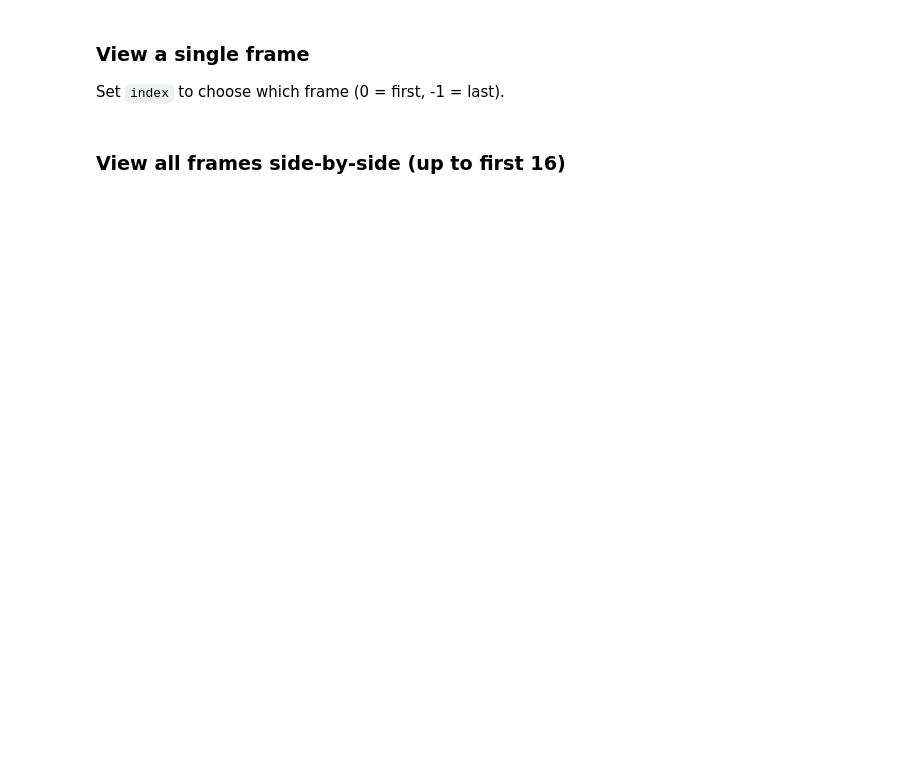
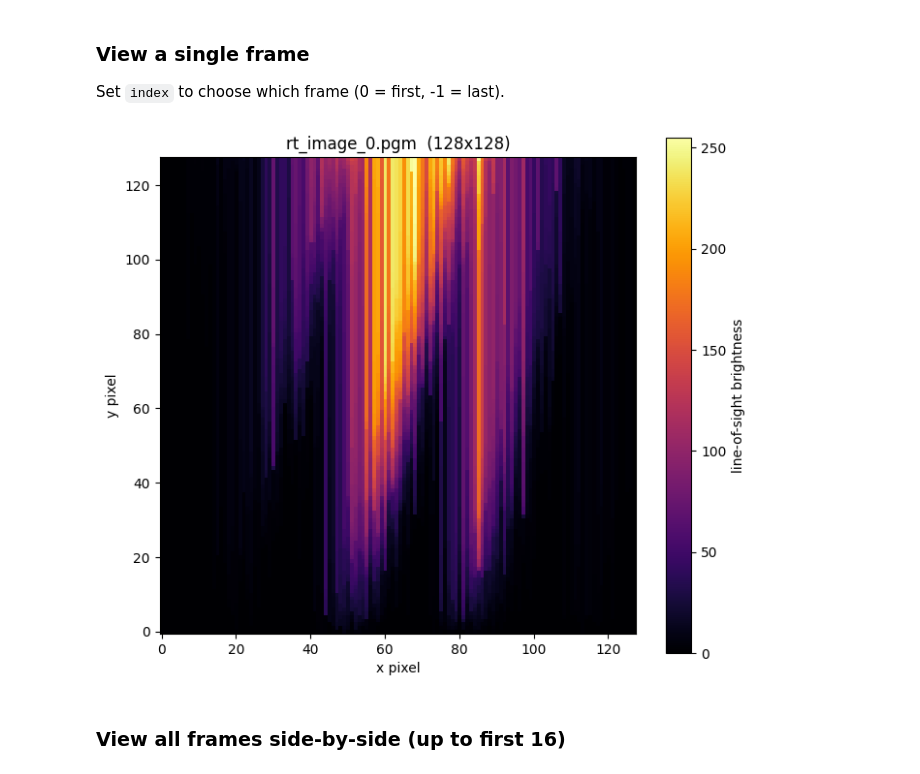
Before and after one commit to Aaron-Barrios/Aperture4, a Jupyter notebook: problems/ray_tracing/view_pgm.ipynb, the cells around one changed output. Saved outputs shown, nothing was run; the diff lists cells and outputs as text; code cells hidden in the pictures; blank space fills up the shorter version.

```diff
--- a/problems/ray_tracing/view_pgm.ipynb
+++ b/problems/ray_tracing/view_pgm.ipynb
@@ -44,11 +105,20 @@ def show_image(ax, filepath, title=None, cmap="inferno"):
 # %%
-# --- Adjust these ---
-data_dir = "Data"             # or "." if PGM files are in cwd
-pattern = "rt_image_*.pgm"
-# -------------------
+# --- Choose your data source ---
+#  PGM: the ray tracer writes Data/rt_image_*.pgm
+pgm_dir = DATA_ROOT / "problems/ray_tracing/bin"
+#  HDF5: the "image" array is included in fld.*.h5 snapshots
+h5_dir  = DATA_ROOT / "problems/ray_tracing/bin"
 
-files = find_pgm_files(data_dir, pattern)
-print(f"Found {len(files)} PGM file(s):")
-for f in files:
-    w, h, maxval, _ = read_pgm_p5(str(f))
-    print(f"  {f.name}  ({w}x{h}, maxval={maxval})")
+use_pgm = True   # set False to read from HDF5 snapshots instead
+
+if use_pgm:
+    files = find_pgm_files(pgm_dir, "rt_image_*.pgm")
+    print(f"Found {len(files)} PGM file(s) in {pgm_dir}:")
+    for f in files:
+        w, h, maxval, _ = read_pgm_p5(str(f))
+        print(f"  {f.name}  ({w}x{h}, maxval={maxval})")
+else:
+    files = find_image_h5(h5_dir, "fld.*.h5", "image")
+    print(f"Found {len(files)} HDF5 snapshot(s) with 'image' in {h5_dir}:")
+    for f in files:
+        print(f"  {f.name}")
@@ -58,16 +146,27 @@ for f in files:
 Set `index` to choose which frame (0 = first, -1 = last).
 # %%
 index = 0  # change to view different frames (0 = first, -1 = last)
-filepath = files[index]
-w, h, maxval, img = read_pgm_p5(str(filepath))
+
+if use_pgm:
+    filepath = files[index]
+    w, h, maxval, img = read_pgm_p5(str(filepath))
+    title = f"{filepath.name}  ({w}x{h})"
+else:
+    filepath = files[index]
+    img = get_image_h5(filepath, base_dir=".")   # files already absolute
+    w, h = img.shape
+    title = f"{filepath.name}  ({w}x{h})"
 
 fig, ax = plt.subplots(figsize=(7, 6))
-im = ax.imshow(img.T, origin="lower", cmap="inferno", aspect="equal")
-ax.set_title(f"{filepath.name}  ({w}x{h})")
+im = ax.imshow(img.T if use_pgm else img, origin="lower",
+               cmap="inferno", aspect="equal")
+ax.set_title(title)
 ax.set_xlabel("x pixel"); ax.set_ylabel("y pixel")
 plt.colorbar(im, ax=ax, label="line-of-sight brightness")
 plt.tight_layout()
 plt.show()
+# %% [output]
+[figure, added]
 # %% [markdown]
 ### View all frames side-by-side (up to first 16)
 # %%
```
Also changed, not shown: parts of 6 cells of this notebook, 5 other files.
